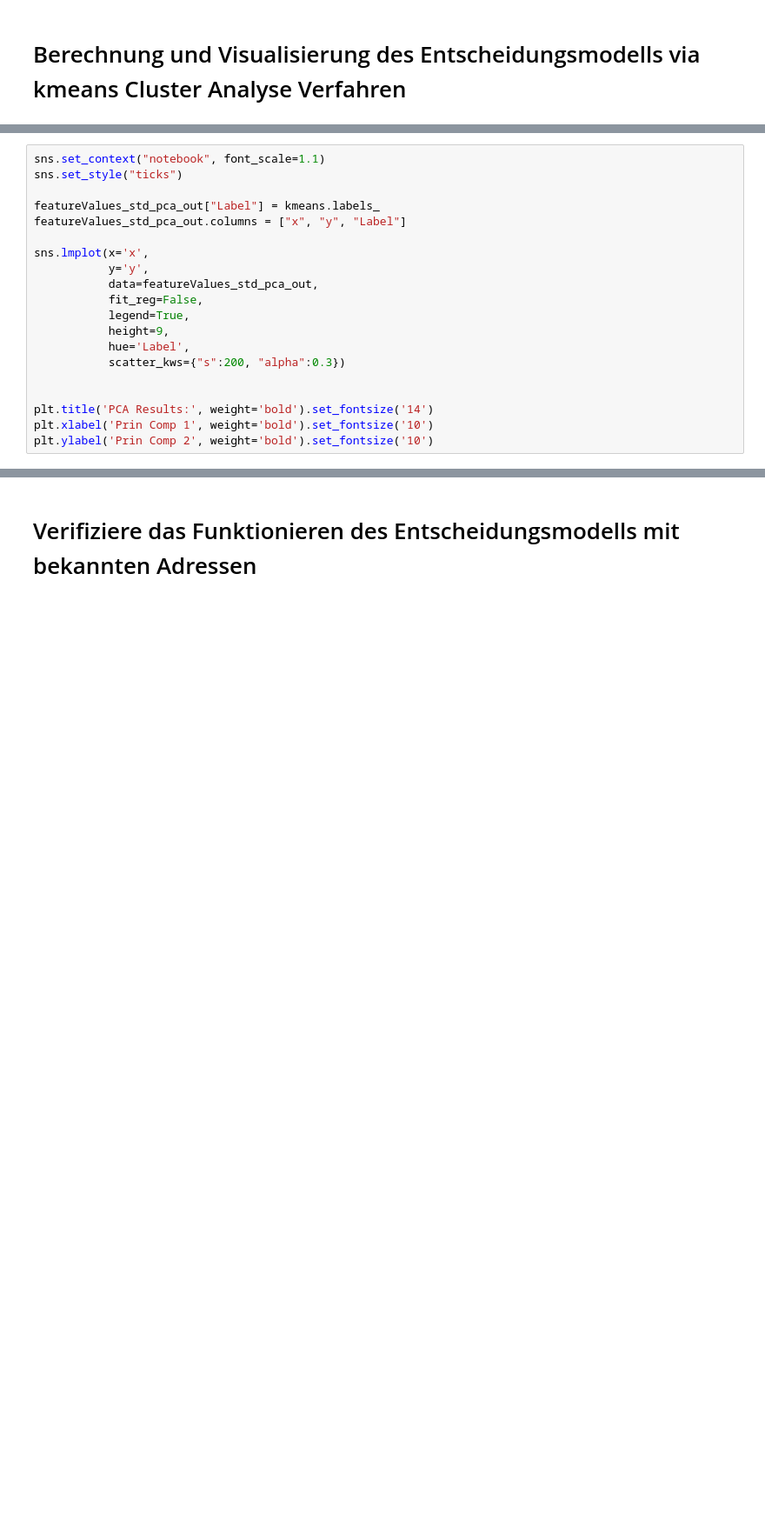
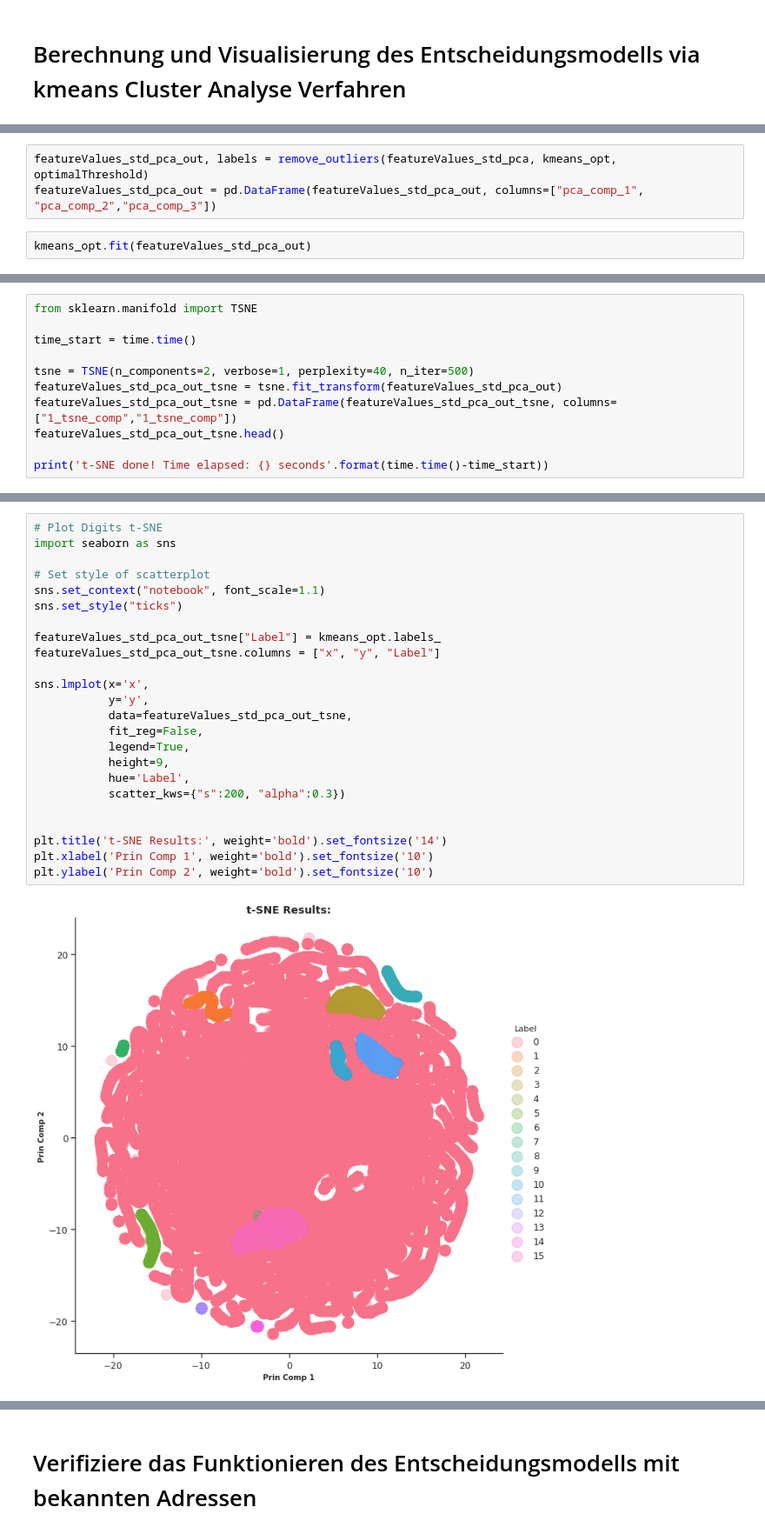
Before and after one commit to mgsgde/ethcluster, a Jupyter notebook: main.ipynb, the cells around one changed output, grey strips where cells are left out. Shown at 87% size. Cells and saved outputs as stored; diff of their text form; blank space fills up the shorter version.

```diff
--- a/main.ipynb
+++ b/main.ipynb
@@ -190,0 +189,5 @@ KMeans(algorithm='auto', copy_x=True, init='k-means++', max_iter=300,
+# %%
+featureValues_std_pca_out, labels = remove_outliers(featureValues_std_pca, kmeans_opt, optimalThreshold)
+featureValues_std_pca_out = pd.DataFrame(featureValues_std_pca_out, columns=["pca_comp_1", "pca_comp_2","pca_comp_3"])
+# %%
+kmeans_opt.fit(featureValues_std_pca_out)
@@ -190,0 +198,11 @@ KMeans(algorithm='auto', copy_x=True, init='k-means++', max_iter=300,
+# %%
+from sklearn.manifold import TSNE
+
+time_start = time.time()
+
+tsne = TSNE(n_components=2, verbose=1, perplexity=40, n_iter=500)
+featureValues_std_pca_out_tsne = tsne.fit_transform(featureValues_std_pca_out)
+featureValues_std_pca_out_tsne = pd.DataFrame(featureValues_std_pca_out_tsne, columns=["1_tsne_comp","1_tsne_comp"])
+featureValues_std_pca_out_tsne.head()
+
+print('t-SNE done! Time elapsed: {} seconds'.format(time.time()-time_start))
@@ -191,20 +227,26 @@ KMeans(algorithm='auto', copy_x=True, init='k-means++', max_iter=300,
 # %%
+# Plot Digits t-SNE
+import seaborn as sns
+
+# Set style of scatterplot
 sns.set_context("notebook", font_scale=1.1)
 sns.set_style("ticks")
 
-featureValues_std_pca_out["Label"] = kmeans.labels_
-featureValues_std_pca_out.columns = ["x", "y", "Label"]
+featureValues_std_pca_out_tsne["Label"] = kmeans_opt.labels_
+featureValues_std_pca_out_tsne.columns = ["x", "y", "Label"]
 
 sns.lmplot(x='x',
            y='y',
-           data=featureValues_std_pca_out,
+           data=featureValues_std_pca_out_tsne,
            fit_reg=False,
            legend=True,
            height=9,
            hue='Label',
            scatter_kws={"s":200, "alpha":0.3})
 
 
-plt.title('PCA Results:', weight='bold').set_fontsize('14')
+plt.title('t-SNE Results:', weight='bold').set_fontsize('14')
 plt.xlabel('Prin Comp 1', weight='bold').set_fontsize('10')
 plt.ylabel('Prin Comp 2', weight='bold').set_fontsize('10')
+# %% [output]
+[figure, added]
```
Also changed, not shown: parts of 13 cells of this notebook.
